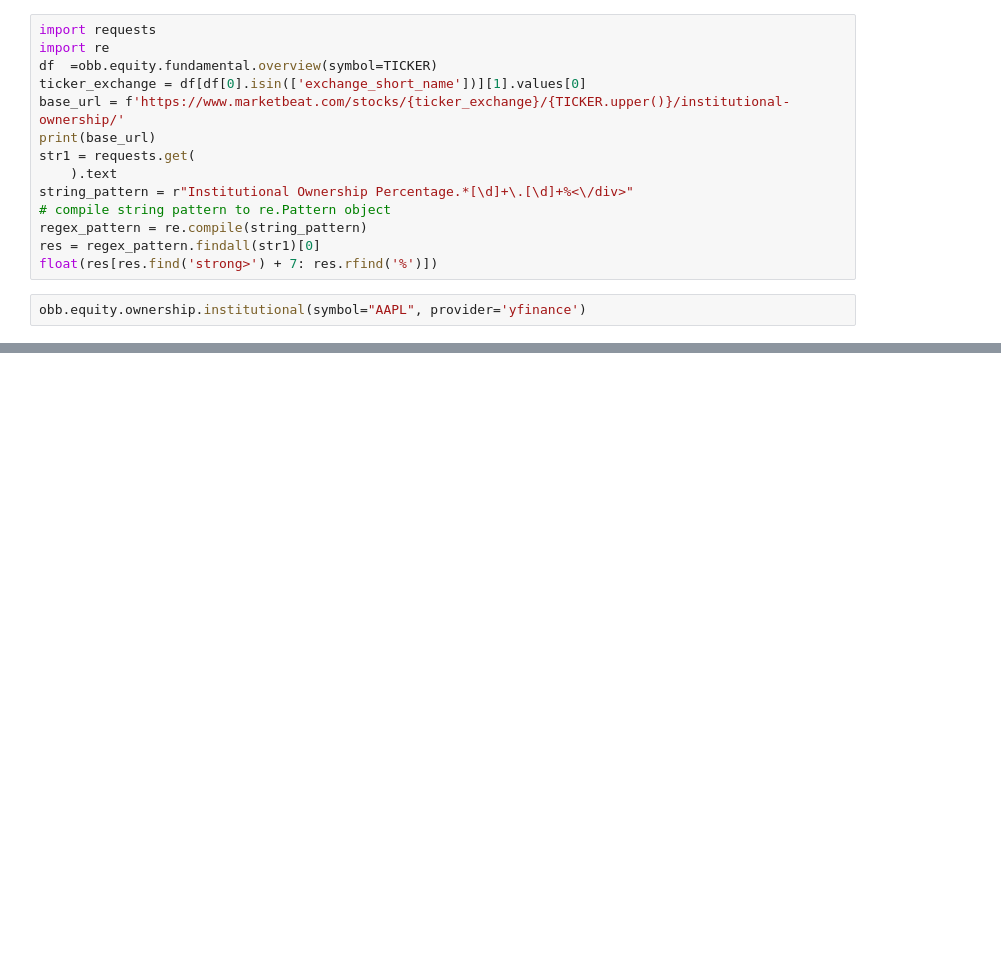
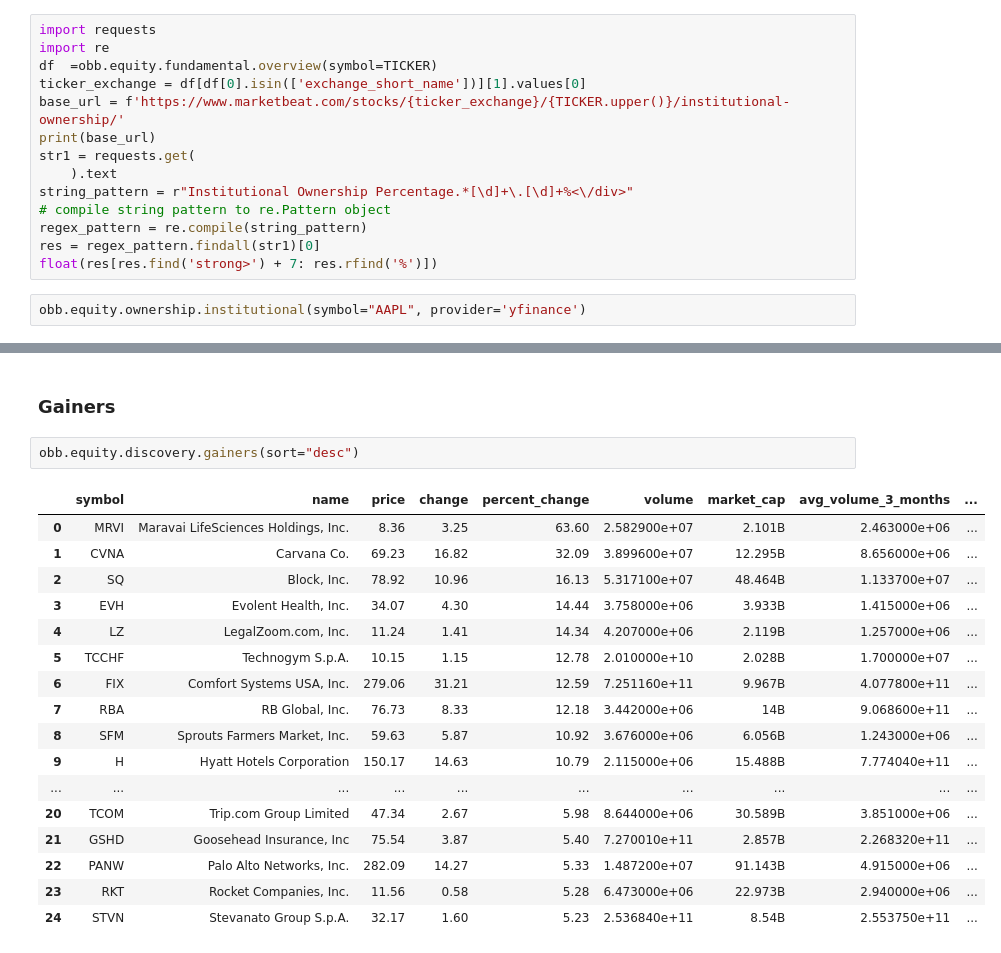
Before and after one commit to mmistroni/OpenBB_Experiments, a Jupyter notebook: OpenBBFinancialAnalysis.ipynb, the cells around one changed output, grey strips where cells are left out. Drawn from its saved outputs; the diff is of its cells as text; blank space fills up the shorter version.

```diff
--- a/OpenBBFinancialAnalysis.ipynb
+++ b/OpenBBFinancialAnalysis.ipynb
@@ -439,0 +504,22 @@ obb.equity.ownership.institutional(symbol="AAPL", provider='yfinance')
+# %% [markdown]
+### Gainers
+# %%
+obb.equity.discovery.gainers(sort="desc")
+# %% [output]
+|  | symbol | name | price | change | percent_change | volume | market_cap | avg_volume_3_months | ... |
+| 0 | MRVI | Maravai LifeSciences Holdings, Inc. | 8.36 | 3.25 | 63.60 | 2.582900e+07 | 2.101B | 2.463000e+06 | ... |
+| 1 | CVNA | Carvana Co. | 69.23 | 16.82 | 32.09 | 3.899600e+07 | 12.295B | 8.656000e+06 | ... |
+| 2 | SQ | Block, Inc. | 78.92 | 10.96 | 16.13 | 5.317100e+07 | 48.464B | 1.133700e+07 | ... |
+| 3 | EVH | Evolent Health, Inc. | 34.07 | 4.30 | 14.44 | 3.758000e+06 | 3.933B | 1.415000e+06 | ... |
+| 4 | LZ | LegalZoom.com, Inc. | 11.24 | 1.41 | 14.34 | 4.207000e+06 | 2.119B | 1.257000e+06 | ... |
+| 5 | TCCHF | Technogym S.p.A. | 10.15 | 1.15 | 12.78 | 2.010000e+10 | 2.028B | 1.700000e+07 | ... |
+| 6 | FIX | Comfort Systems USA, Inc. | 279.06 | 31.21 | 12.59 | 7.251160e+11 | 9.967B | 4.077800e+11 | ... |
+| 7 | RBA | RB Global, Inc. | 76.73 | 8.33 | 12.18 | 3.442000e+06 | 14B | 9.068600e+11 | ... |
+| 8 | SFM | Sprouts Farmers Market, Inc. | 59.63 | 5.87 | 10.92 | 3.676000e+06 | 6.056B | 1.243000e+06 | ... |
+| 9 | H | Hyatt Hotels Corporation | 150.17 | 14.63 | 10.79 | 2.115000e+06 | 15.488B | 7.774040e+11 | ... |
+| ... | ... | ... | ... | ... | ... | ... | ... | ... | ... |
+| 20 | TCOM | Trip.com Group Limited | 47.34 | 2.67 | 5.98 | 8.644000e+06 | 30.589B | 3.851000e+06 | ... |
+| 21 | GSHD | Goosehead Insurance, Inc | 75.54 | 3.87 | 5.40 | 7.270010e+11 | 2.857B | 2.268320e+11 | ... |
+| 22 | PANW | Palo Alto Networks, Inc. | 282.09 | 14.27 | 5.33 | 1.487200e+07 | 91.143B | 4.915000e+06 | ... |
+| 23 | RKT | Rocket Companies, Inc. | 11.56 | 0.58 | 5.28 | 6.473000e+06 | 22.973B | 2.940000e+06 | ... |
+| 24 | STVN | Stevanato Group S.p.A. | 32.17 | 1.60 | 5.23 | 2.536840e+11 | 8.54B | 2.553750e+11 | ... |
```
Also changed, not shown: parts of 10 cells of this notebook.
